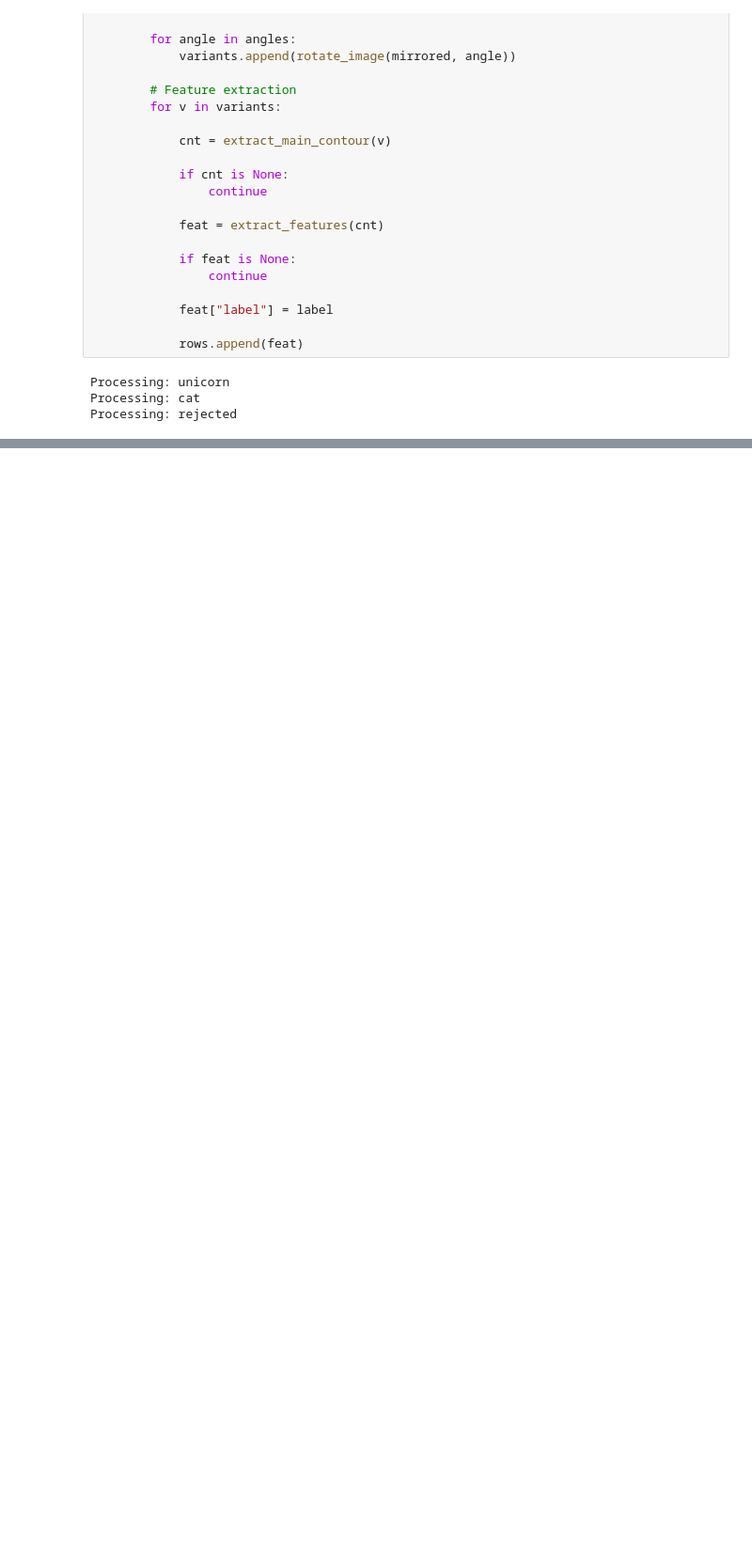
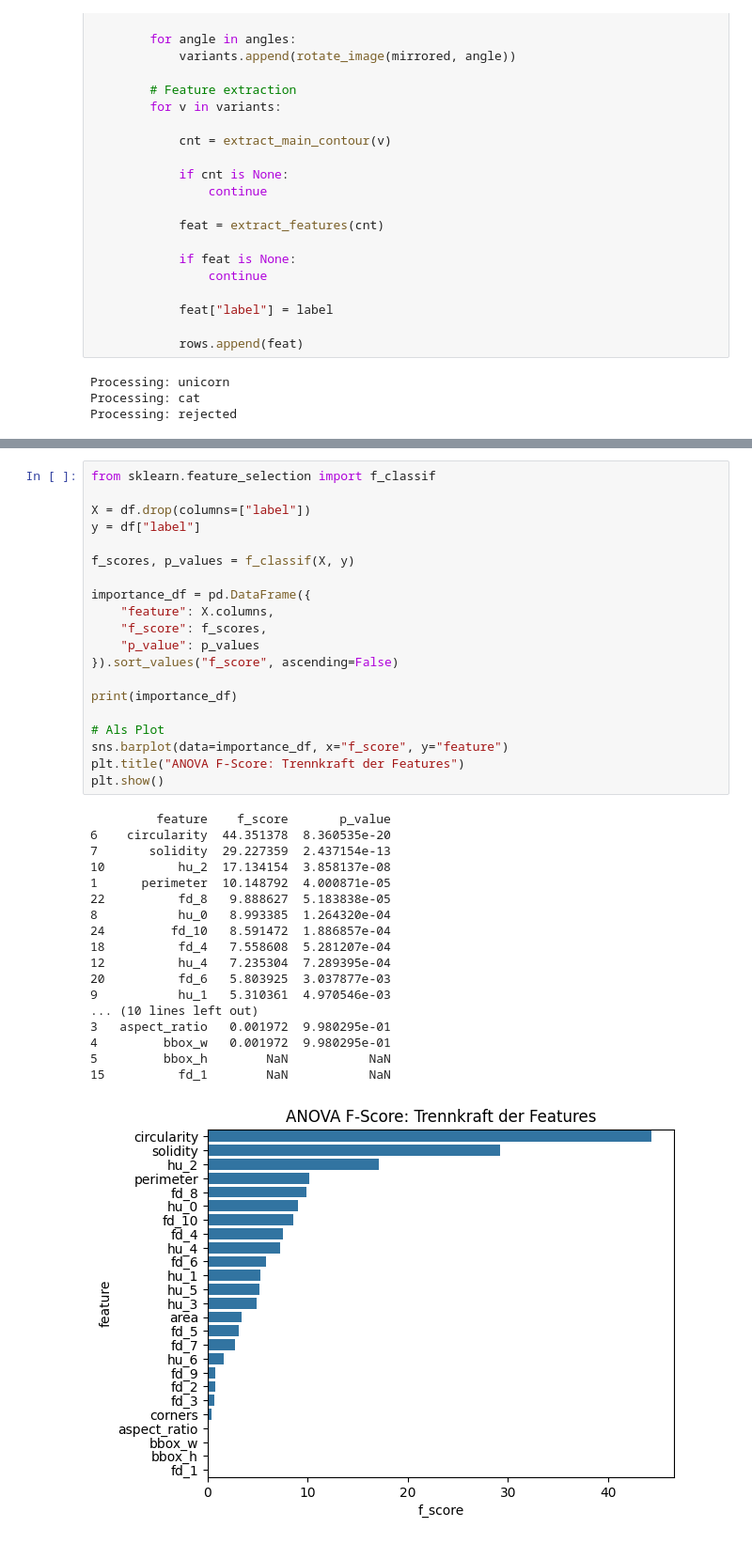
Before and after one commit to ibinsandig/Portal-zur-Exmatrikulation, a Jupyter notebook: misc/prepWork/dev_pictures/test.ipynb, the cells around one changed output, grey strips where cells are left out. Shown at 94% size. Cells and saved outputs as stored; diff of their text form; blank space fills up the shorter version.

```diff
--- a/misc/prepWork/dev_pictures/test.ipynb
+++ b/misc/prepWork/dev_pictures/test.ipynb
@@ -271 +216,40 @@ Mean feature values per label:
+# %%
+from sklearn.feature_selection import f_classif
+
+X = df.drop(columns=["label"])
+y = df["label"]
+
+f_scores, p_values = f_classif(X, y)
+
+importance_df = pd.DataFrame({
+    "feature": X.columns,
+    "f_score": f_scores,
+    "p_value": p_values
+}).sort_values("f_score", ascending=False)
+
+print(importance_df)
+
+# Als Plot
+sns.barplot(data=importance_df, x="f_score", y="feature")
+plt.title("ANOVA F-Score: Trennkraft der Features")
+plt.show()
+# %% [output]
+         feature    f_score       p_value
+6    circularity  44.351378  8.360535e-20
+7       solidity  29.227359  2.437154e-13
+10          hu_2  17.134154  3.858137e-08
+1      perimeter  10.148792  4.000871e-05
+22          fd_8   9.888627  5.183838e-05
+8           hu_0   8.993385  1.264320e-04
+24         fd_10   8.591472  1.886857e-04
+18          fd_4   7.558608  5.281207e-04
+12          hu_4   7.235304  7.289395e-04
+20          fd_6   5.803925  3.037877e-03
+9           hu_1   5.310361  4.970546e-03
+... (10 lines left out)
+3   aspect_ratio   0.001972  9.980295e-01
+4         bbox_w   0.001972  9.980295e-01
+5         bbox_h        NaN           NaN
+15          fd_1        NaN           NaN
+[figure, added]
 # %%
```
Also changed, not shown: parts of 14 cells of this notebook, 3 other files.
